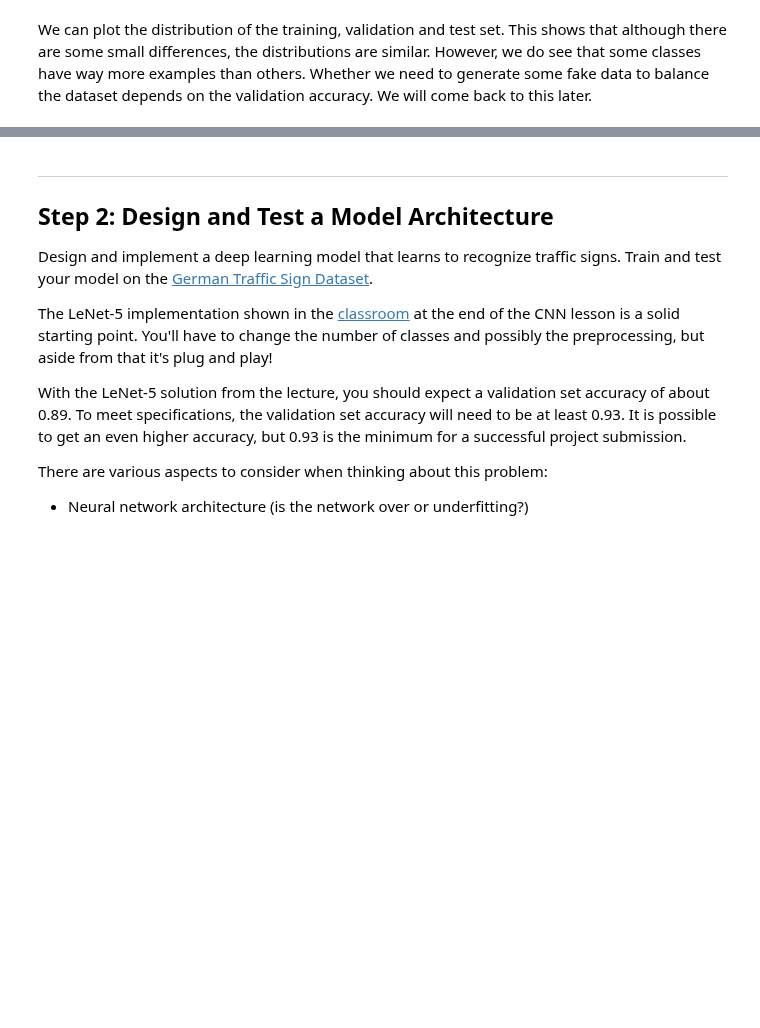
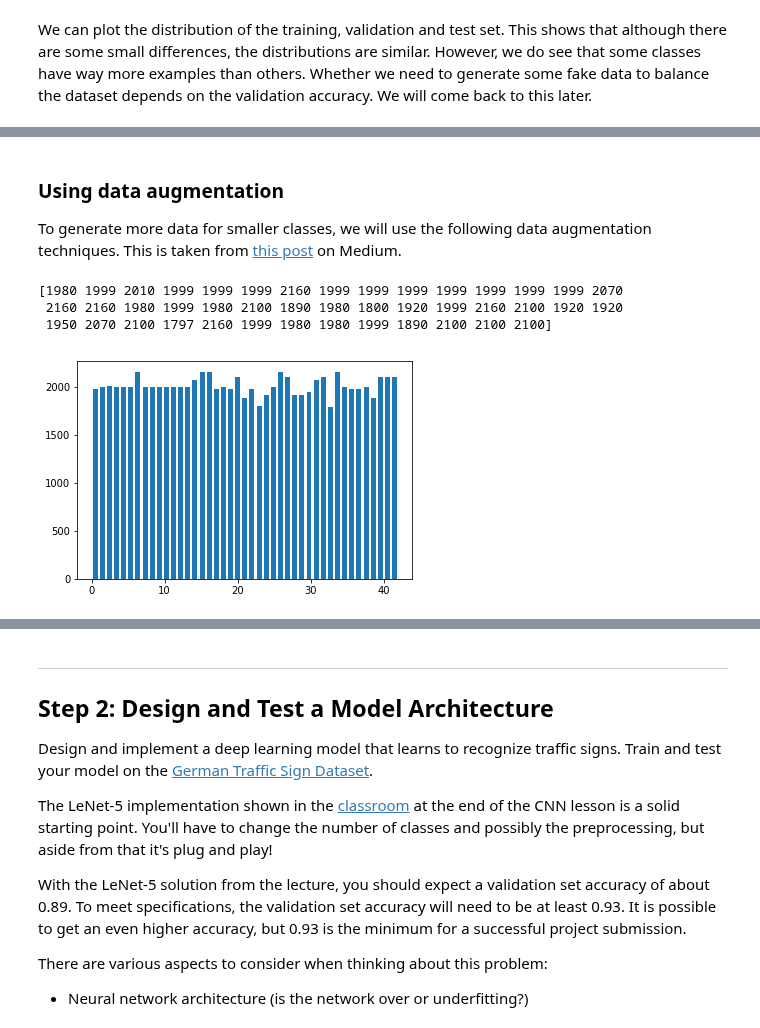
Before and after one commit to jingz8804/CarND-Traffic-Sign-Classifier-Project, a Jupyter notebook: Traffic_Sign_Classifier.ipynb, the cells around one changed output, grey strips where cells are left out. Saved outputs shown, nothing was run; the diff lists cells and outputs as text; code cells hidden in the pictures; blank space fills up the shorter version.

```diff
--- a/Traffic_Sign_Classifier.ipynb
+++ b/Traffic_Sign_Classifier.ipynb
@@ -156,0 +188,15 @@ We can plot the distribution of the training, validation and test set. This show
+# %% [markdown]
+### Using data augmentation
+To generate more data for smaller classes, we will use the following data augmentation techniques. This is taken from [this post](https://medium.com/@vivek.yadav/improved-performance-of-deep-learning-neural-network-models-on-traffic-sign-classification-using-6355346da2dc) on Medium.
+# %%
+import cv2
+
+def augment_brightness_camera_images(image):
+    image1 = cv2.cvtColor(image,cv2.COLOR_RGB2HSV)
+    image1 = np.array(image1, dtype = np.float64)
+    random_bright = .5+np.random.uniform()
+    image1[:,:,2] = image1[:,:,2]*random_bright
+    image1[:,:,2][image1[:,:,2]>255]  = 255
+    image1 = np.array(image1, dtype = np.uint8)
+    image1 = cv2.cvtColor(image1,cv2.COLOR_HSV2RGB)
+    return image1
@@ -156,0 +228,36 @@ We can plot the distribution of the training, validation and test set. This show
+# %%
+# the largest class has around 2000 images. Therefore, for each class
+# that does not have enough data, we will generate more.
+import math
+hist, bins = np.histogram(y_train, bins=n_classes)
+
+X_augmented = []
+y_augmented = []
+
+for i in range(43):
+    if hist[i] > 2000:
+        continue
+    to_create = 2000 - hist[i]
+    each_to_create = to_create / hist[i]
+
+    X_in_class = X_train[y_train == i]
+    if each_to_create < 1:
+        for image in X_in_class[0:to_create-1]:
+            X_augmented.append(transform_image(image,20,10,5,brightness=1))
+            y_augmented.append(i)
+    else:
+        each_to_create = int(round(each_to_create))
+        for image in X_in_class:
+            for j in range(each_to_create):
+                X_augmented.append(transform_image(image,20,10,5,brightness=1))
+                y_augmented.append(i)
+# %%
+X_train_balanced = np.concatenate((X_train, X_augmented), axis=0)
+y_train_balanced = np.concatenate((y_train, y_augmented), axis=0)
+# %%
+show_class_frequency(y_train_balanced, n_classes)
+# %% [output]
+[1980 1999 2010 1999 1999 1999 2160 1999 1999 1999 1999 1999 1999 1999 2070
+ 2160 2160 1980 1999 1980 2100 1890 1980 1800 1920 1999 2160 2100 1920 1920
+ 1950 2070 2100 1797 2160 1999 1980 1980 1999 1890 2100 2100 2100]
+[figure, added]
```
Also changed, not shown: parts of 12 cells of this notebook, 7 other files.
